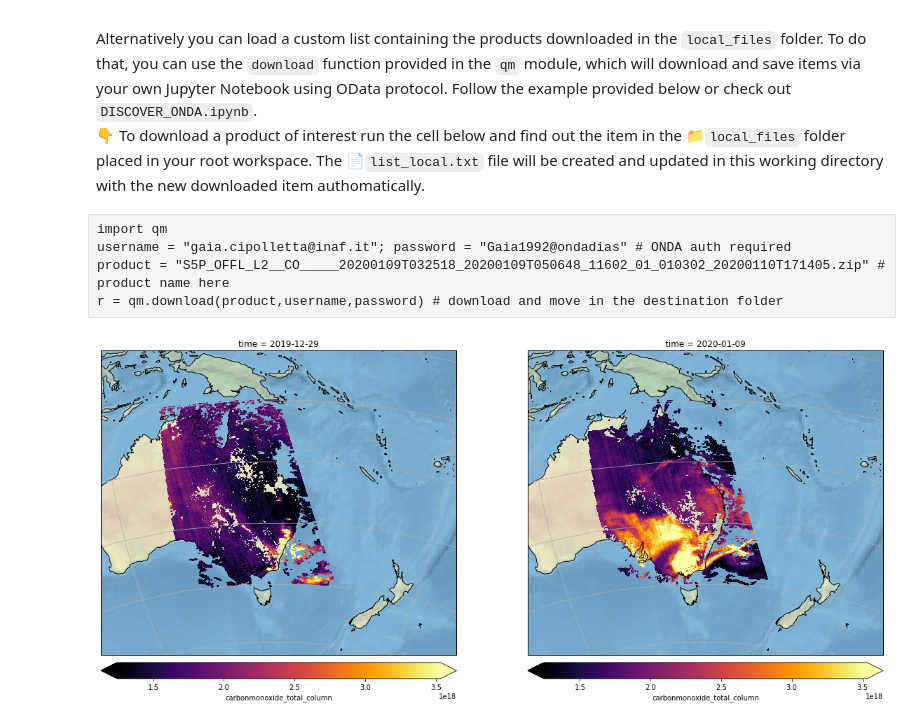
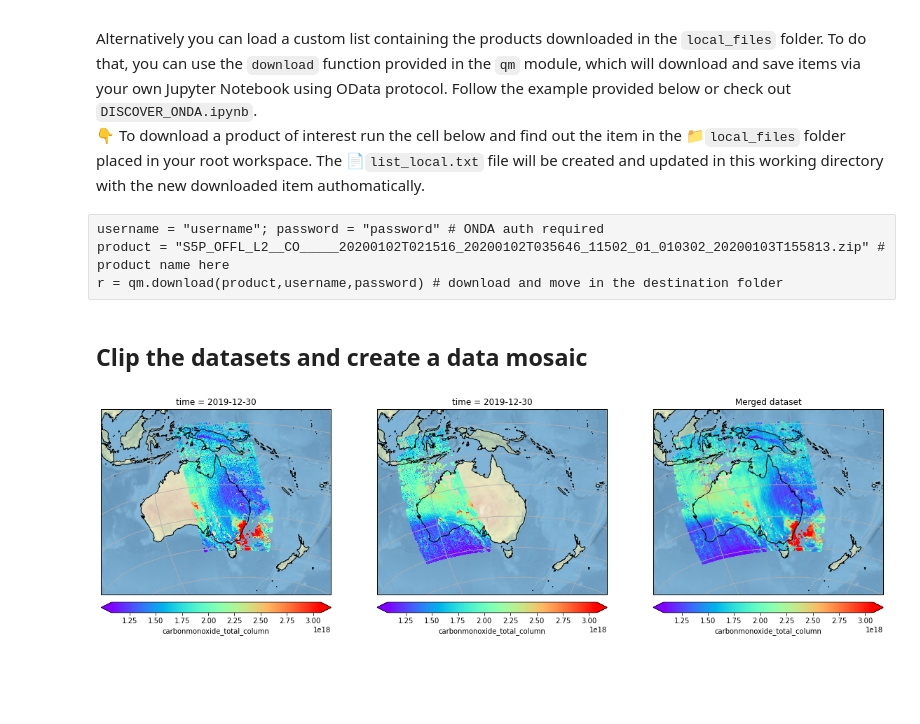
Before and after one commit to SercoSPA/CLEOPE, a Jupyter notebook: Trials/S5P/Australia/S5P_notebook-AUS.ipynb, the cells around one changed output. Drawn from its saved outputs; the diff is of its cells as text; code cells hidden in the pictures; blank space fills up the shorter version.

Commit message:
S5P AUS trial upgrade with mosaic and CMEMS upgrade with mean analysis

```diff
--- a/Trials/S5P/Australia/S5P_notebook-AUS.ipynb
+++ b/Trials/S5P/Australia/S5P_notebook-AUS.ipynb
@@ -21,7 +19,6 @@ In this case your list must contain the position of products in the remote file
 Alternatively you can load a custom list containing the products downloaded in the `local_files` folder. To do that, you can use the `download` function provided in the `qm` module, which will download and save items via your own Jupyter Notebook using OData protocol. Follow the example provided below or check out `DISCOVER_ONDA.ipynb`. <br>
 👇 To download a product of interest run the cell below and find out the item in the 📁`local_files` folder placed in your root workspace. The 📄`list_local.txt` file will be created and updated in this working directory with the new downloaded item authomatically.
 # %% [raw]
-import qm
-username = "gaia.cipolletta@inaf.it"; password = "Gaia1992@ondadias" # ONDA auth required
-product = "S5P_OFFL_L2__CO_____20200109T032518_20200109T050648_11602_01_010302_20200110T171405.zip" # product name here
+username = "username"; password = "password" # ONDA auth required
+product = "S5P_OFFL_L2__CO_____20200102T021516_20200102T035646_11502_01_010302_20200103T155813.zip" # product name here
 r = qm.download(product,username,password) # download and move in the destination folder
@@ -30,21 +25,36 @@ files = dp.query('list_remote.txt')
+# %% [markdown]
+## Clip the datasets and create a data mosaic
 # %%
-xmin,xmax,ymin,ymax = (130,175,-40,-10)
-subsets = dp.read_dataset(files,"CO",bounds=(xmin,xmax,ymin,ymax))
+xmin,xmax,ymin,ymax = (109,162,-41,0.4)
+subsets = dp.read_dataset(dp.query("list_local.txt"),"CO",bounds=(xmin,xmax,ymin,ymax))
+for i,s in enumerate(subsets):
+    s.to_netcdf("clips/clipds_"+str(i)+".nc") # clipped datasets saved
+# %%
+local_ds = [glob.glob("clips/*.nc")]
+merged = xarray.open_mfdataset(local_ds, concat_dim=['x', 'y'], combine='nested') # combine saved datasets
 # %%
 max = np.mean([d.quantile(q=0.98) for d in subsets])
 min = np.mean([d.quantile(q=0.02) for d in subsets])
 
 fig = plt.figure(figsize=(20,20))
-ax = [plt.subplot(1,len(subsets),i+1,projection=ccrs.Orthographic(150,-25)) for i in range(len(subsets))]
+ax = [plt.subplot(1,len(subsets)+1,i+1,projection=ccrs.Orthographic(150,-25)) for i in range(len(subsets)+1)]
+merged.plot.scatter(ax=ax[-1],x="longitude",y="latitude",hue="carbonmonoxide_total_column",s=1,
+                    transform=ccrs.PlateCarree(),cmap="rainbow",vmin=min,vmax=max,
+                    cbar_kwargs={"orientation":"horizontal","pad":0.01})
+ax[-1].coastlines("50m")
+ax[-1].gridlines()
+ax[-1].set_extent((100,180,5,-50),crs=ccrs.PlateCarree())
+ax[-1].stock_img()
+ax[-1].set_title("Merged dataset")
 for i,im in enumerate(subsets):
-    im.plot(ax=ax[i],x="longitude",y="latitude",transform=ccrs.PlateCarree(),cmap="inferno",vmin=min,vmax=max,
+    im.plot(ax=ax[i],x="longitude",y="latitude",transform=ccrs.PlateCarree(),cmap="rainbow",vmin=min,vmax=max,
                       cbar_kwargs={"orientation":"horizontal","pad":0.01})
     ax[i].coastlines("50m")
     ax[i].gridlines()
-    ax[i].set_extent((120,180,0,-50),crs=ccrs.PlateCarree())
+    ax[i].set_extent((100,180,5,-50),crs=ccrs.PlateCarree())
     ax[i].stock_img()
 
 plt.show()
 # fig.savefig("figure-AUS.png",dpi=100)
 # %% [output]
-[figure, old version]
+[figure, new version]
```
Also changed, not shown: parts of 3 cells of this notebook, 10 other files.
